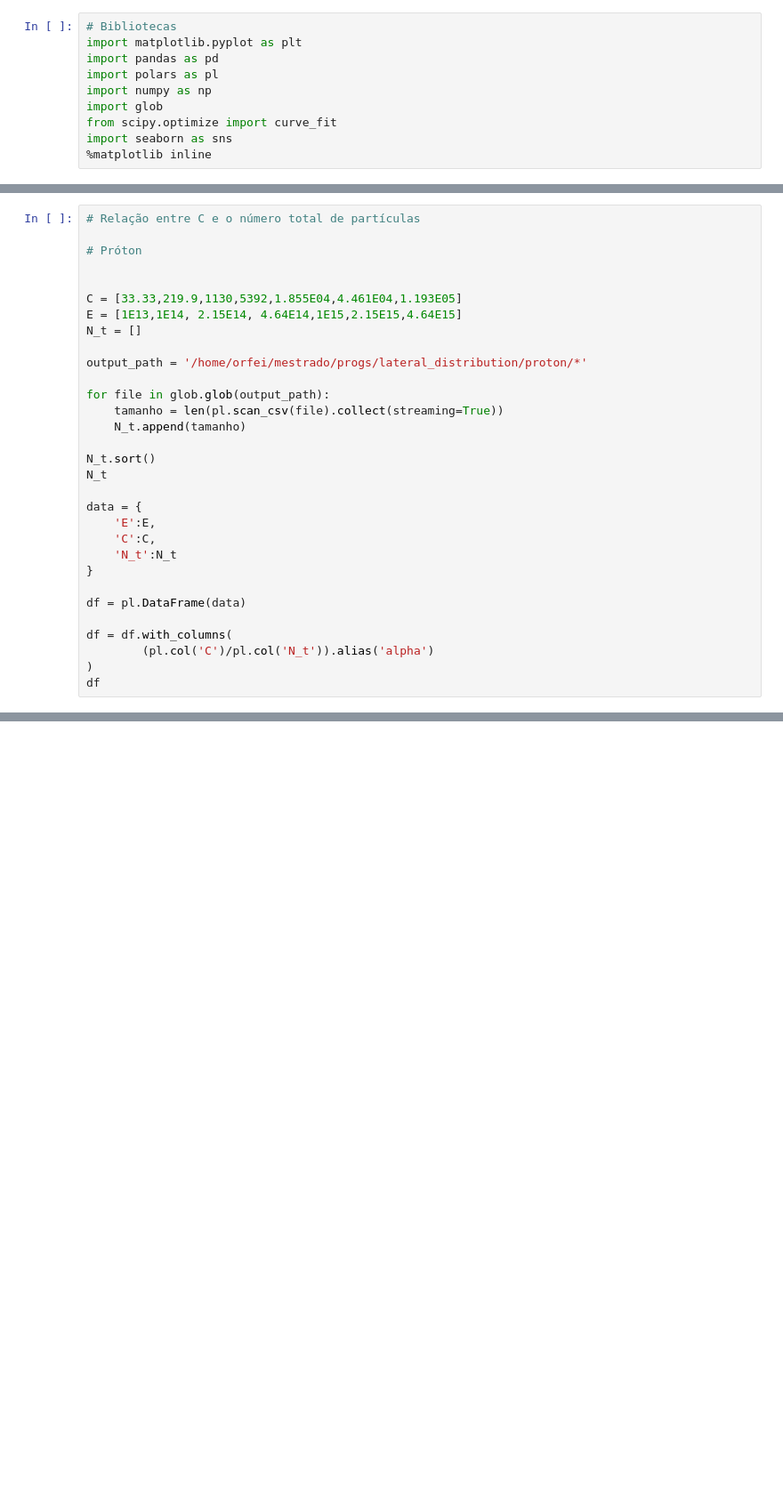
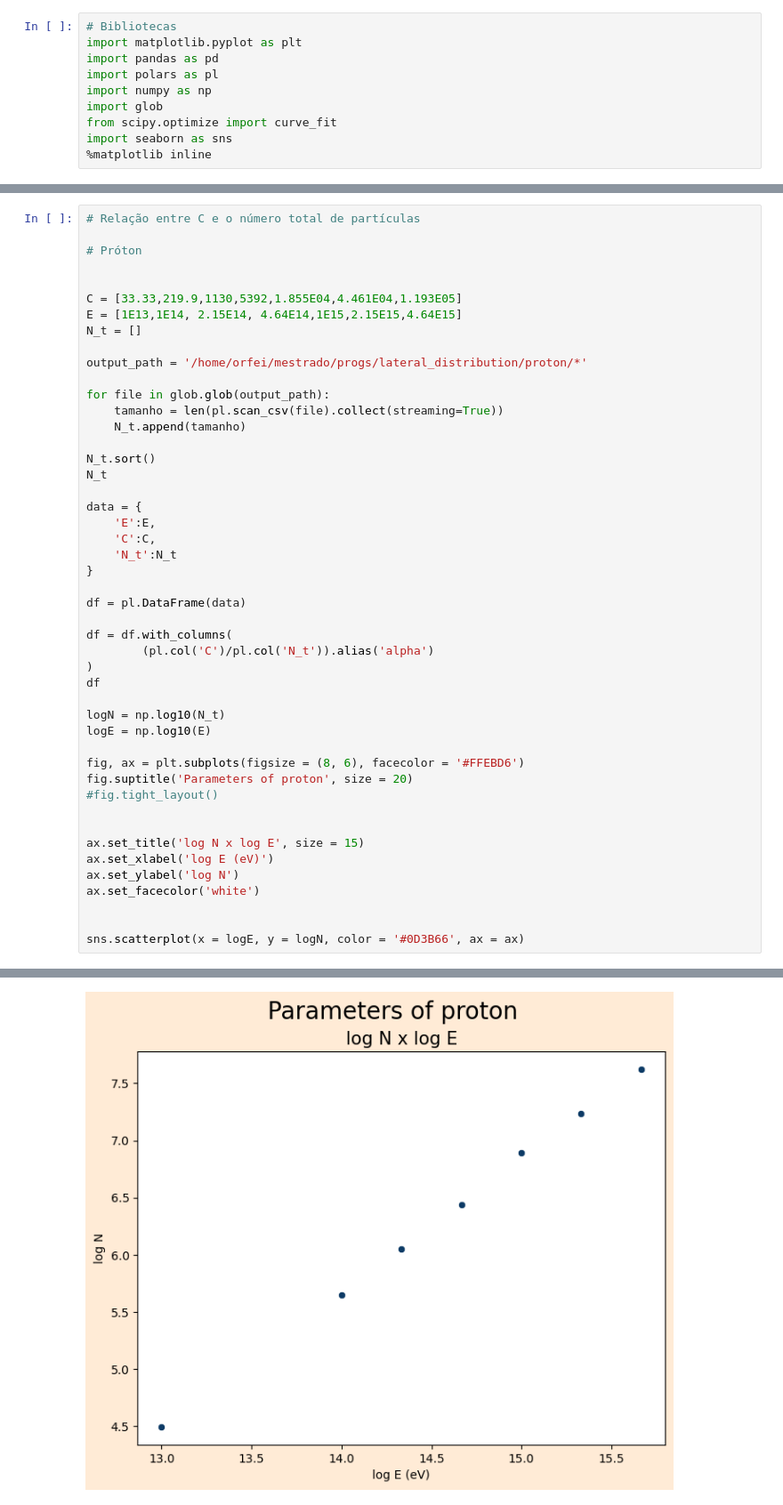
Before and after one commit to lucas-orfei/mestrado, a Jupyter notebook: parameters.ipynb, the cells around one changed output, grey strips where cells are left out. Shown at 89% size. Drawn from its saved outputs; the diff is of its cells as text; blank space fills up the shorter version.

```diff
--- a/parameters.ipynb
+++ b/parameters.ipynb
@@ -494,4 +502,20 @@ df = df.with_columns(
         (pl.col('C')/pl.col('N_t')).alias('alpha')
 )
 df
+
+logN = np.log10(N_t)
+logE = np.log10(E)
+
+fig, ax = plt.subplots(figsize = (8, 6), facecolor = '#FFEBD6')
+fig.suptitle('Parameters of proton', size = 20)
+#fig.tight_layout()
+
+
+ax.set_title('log N x log E', size = 15)
+ax.set_xlabel('log E (eV)')
+ax.set_ylabel('log N')
+ax.set_facecolor('white')
+
+
+sns.scatterplot(x = logE, y = logN, color = '#0D3B66', ax = ax)
 # %% [output]
@@ -508,3 +523,4 @@ shape: (7, 4)
+[figure, added]
 # %%
 # Relação entre C e o número total de partículas
 
```
Also changed, not shown: parts of 4 cells of this notebook, 1 other file.
